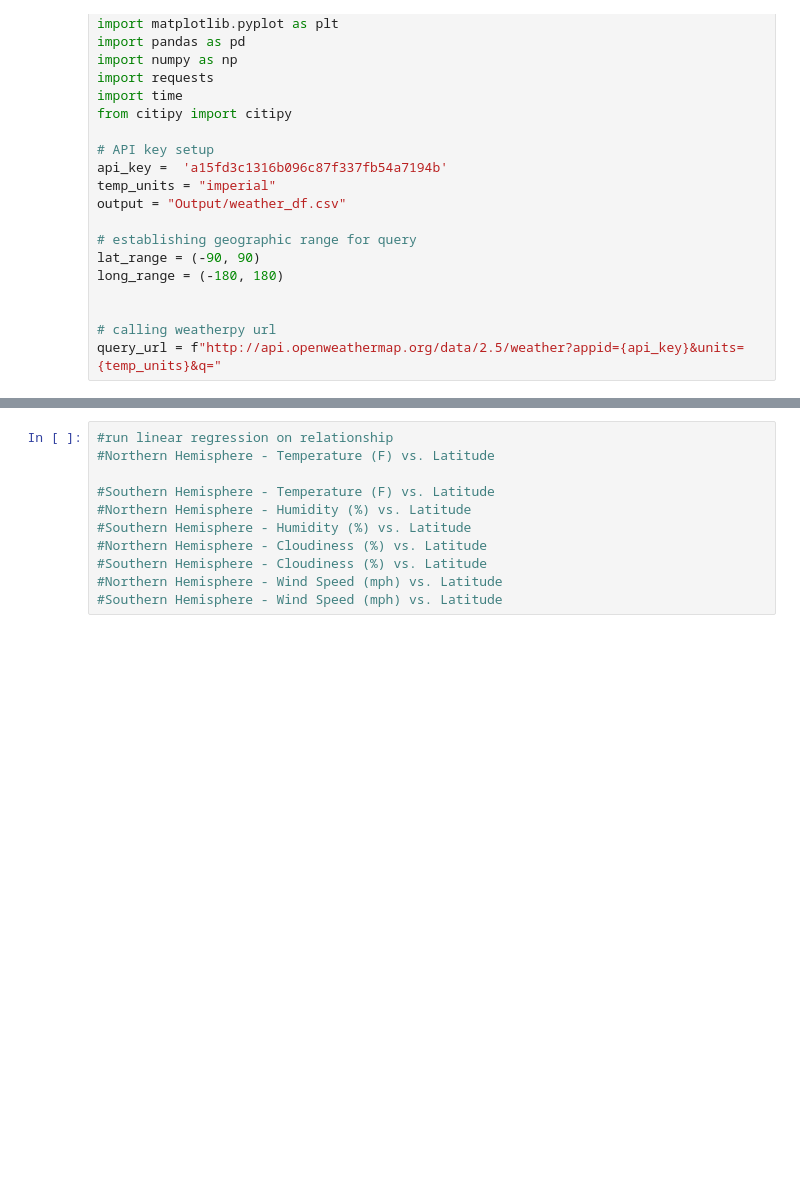
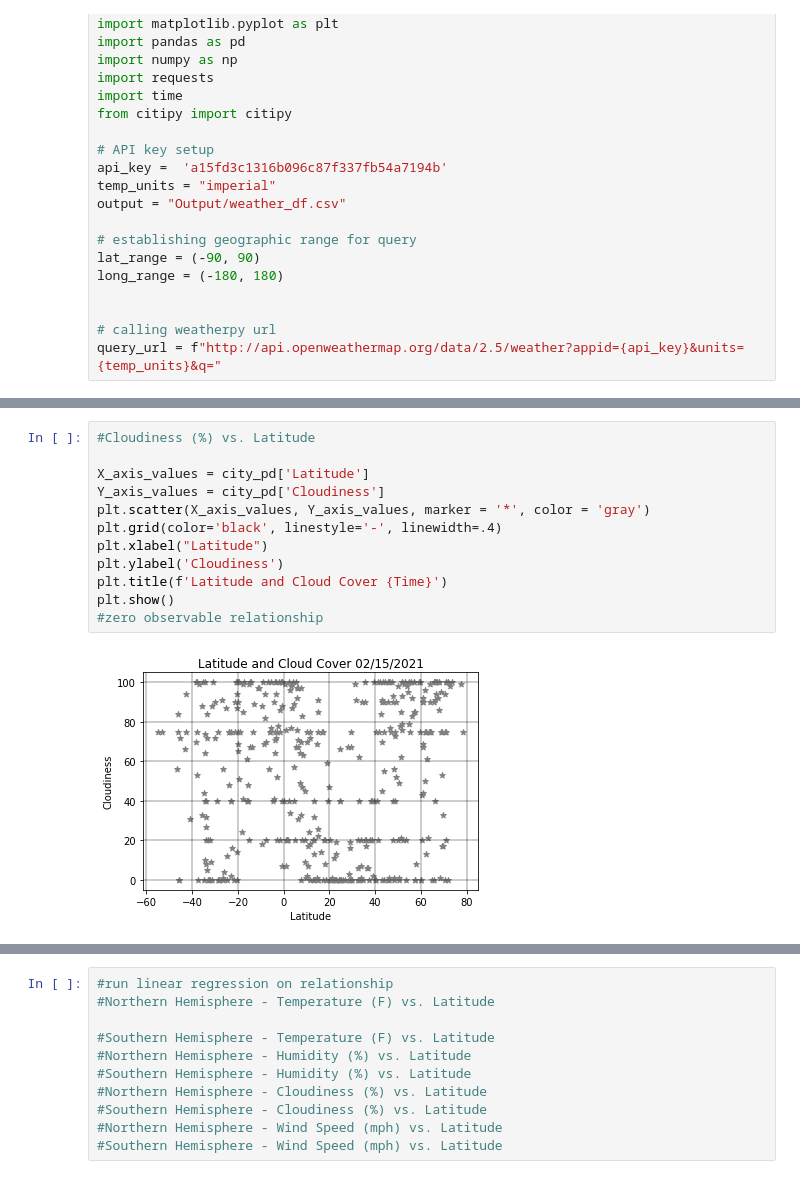
Before and after one commit to drossi1990/06-python-api-challenge, a Jupyter notebook: WeatherPy.ipynb, the cells around one changed output, grey strips where cells are left out. Saved outputs shown, nothing was run; the diff lists cells and outputs as text; blank space fills up the shorter version.

```diff
--- a/WeatherPy.ipynb
+++ b/WeatherPy.ipynb
@@ -77,0 +171,14 @@ city_pd.head()
+# %%
+#Cloudiness (%) vs. Latitude
+
+X_axis_values = city_pd['Latitude']
+Y_axis_values = city_pd['Cloudiness']
+plt.scatter(X_axis_values, Y_axis_values, marker = '*', color = 'gray')
+plt.grid(color='black', linestyle='-', linewidth=.4)
+plt.xlabel("Latitude")
+plt.ylabel('Cloudiness')
+plt.title(f'Latitude and Cloud Cover {Time}')
+plt.show()
+#zero observable relationship
+# %% [output]
+[figure, added]
```
Also changed, not shown: parts of 11 cells of this notebook, 2 other files.
